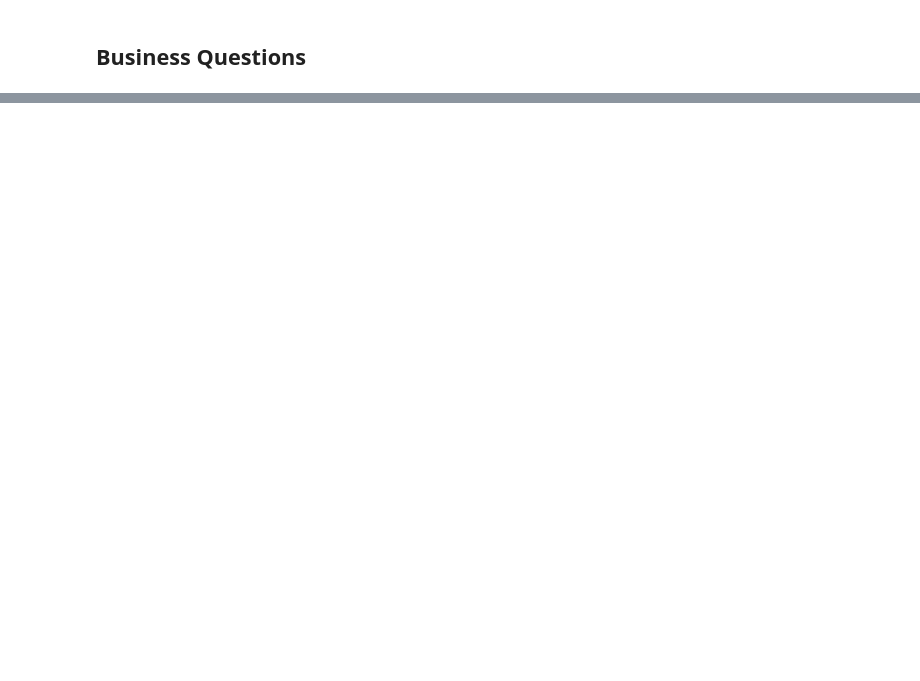
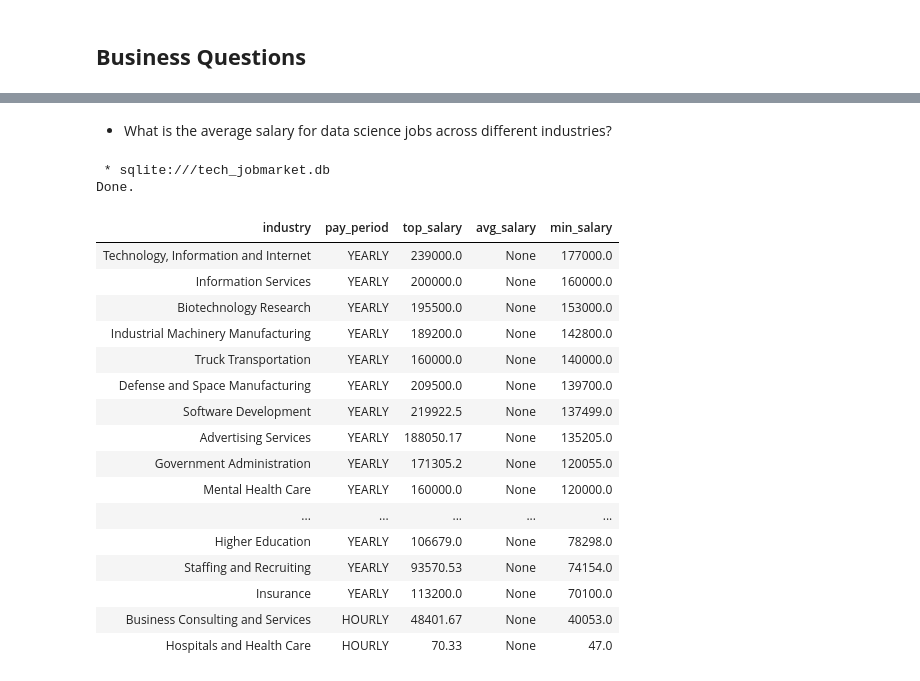
Before and after one commit to Ana-Akaishi/sql-projects, a Jupyter notebook: sql_projects/tech_job_posting/tech_jobpost.ipynb, the cells around one changed output, grey strips where cells are left out. Saved outputs shown, nothing was run; the diff lists cells and outputs as text; code cells hidden in the pictures; blank space fills up the shorter version.

Commit message:
answered the first half of business questions on techjob project

```diff
--- a/sql_projects/tech_job_posting/tech_jobpost.ipynb
+++ b/sql_projects/tech_job_posting/tech_jobpost.ipynb
@@ -7,7 +7,7 @@ import sqlite3
 # %%
 # Import datasets
 salaries = pd.read_csv('ds_salaries_2023.csv')
-posting = pd.read_csv('job_postings.csv')
+posting = pd.read_csv('postings.csv')
 companies = pd.read_csv('companies.csv')
 skills = pd.read_csv('job_skills.csv')
 benefits = pd.read_csv('benefits.csv')
@@ -85,0 +47,35 @@ industry.to_sql('industry', conn, index=False, if_exists='replace')
+# %% [markdown]
+- What is the average salary for data science jobs across different industries?
+# %%
+%%sql
+SELECT
+    industry,
+    pay_period,
+    ROUND(AVG(max_salary),2) as top_salary,
+    ROUND(AVG(med_salary),2) as avg_salary,
+    ROUND(AVG(min_salary),2) as min_salary
+FROM posting
+JOIN industry ON posting.company_id = industry.company_id
+WHERE posting.title LIKE '%data scientist%' AND max_salary IS NOT NULL AND min_salary IS NOT NULL
+GROUP BY industry
+ORDER BY min_salary DESC
+# %% [output]
+ * sqlite:///tech_jobmarket.db
+Done.
+| industry | pay_period | top_salary | avg_salary | min_salary |
+| Technology, Information and Internet | YEARLY | 239000.0 | None | 177000.0 |
+| Information Services | YEARLY | 200000.0 | None | 160000.0 |
+| Biotechnology Research | YEARLY | 195500.0 | None | 153000.0 |
+| Industrial Machinery Manufacturing | YEARLY | 189200.0 | None | 142800.0 |
+| Truck Transportation | YEARLY | 160000.0 | None | 140000.0 |
+| Defense and Space Manufacturing | YEARLY | 209500.0 | None | 139700.0 |
+| Software Development | YEARLY | 219922.5 | None | 137499.0 |
+| Advertising Services | YEARLY | 188050.17 | None | 135205.0 |
+| Government Administration | YEARLY | 171305.2 | None | 120055.0 |
+| Mental Health Care | YEARLY | 160000.0 | None | 120000.0 |
+| ... | ... | ... | ... | ... |
+| Higher Education | YEARLY | 106679.0 | None | 78298.0 |
+| Staffing and Recruiting | YEARLY | 93570.53 | None | 74154.0 |
+| Insurance | YEARLY | 113200.0 | None | 70100.0 |
+| Business Consulting and Services | HOURLY | 48401.67 | None | 40053.0 |
+| Hospitals and Health Care | HOURLY | 70.33 | None | 47.0 |
```
Also changed, not shown: parts of 56 cells of this notebook, 1 other file.
